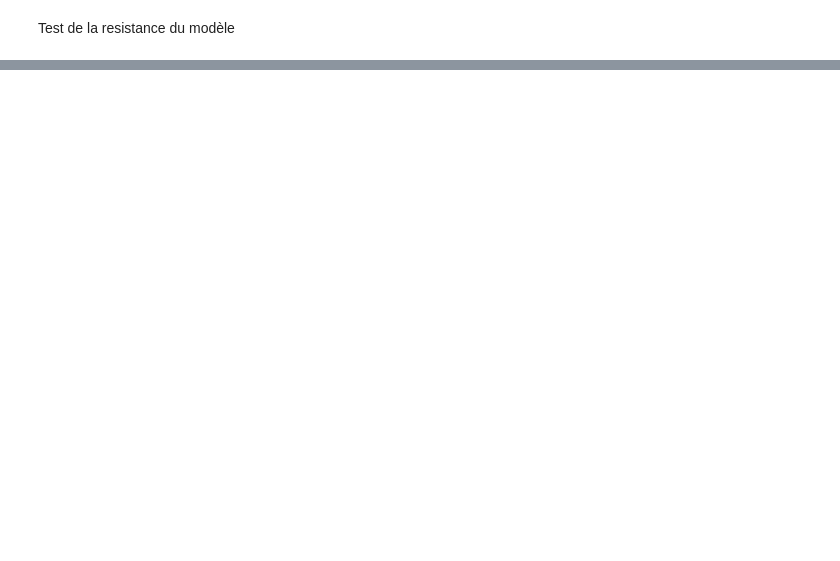
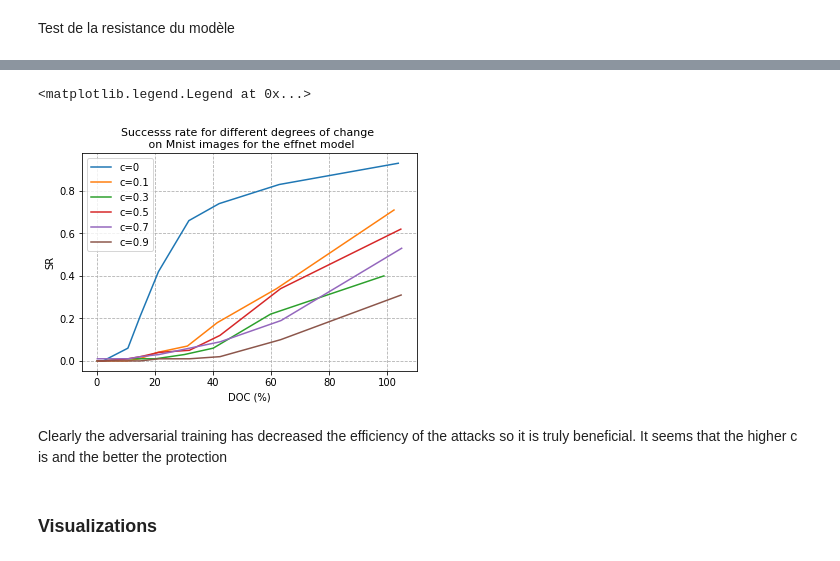
Before and after one commit to cedricgoubard/benchmark-adversarial-attacks, a Jupyter notebook: notebooks/Adversarial training using custom loss.ipynb, the cells around one changed output, grey strips where cells are left out. Drawn from its saved outputs; the diff is of its cells as text; code cells hidden in the pictures; blank space fills up the shorter version.

Commit message:
adv training with custom loss

```diff
--- a/notebooks/Adversarial training using custom loss.ipynb
+++ b/notebooks/Adversarial training using custom loss.ipynb
@@ -343,0 +162,6 @@ Accuracy for epoch 10 is 0.885
+# %%
+models_dict={}
+for c in [0,0.1,0.3,0.5,0.7,0.9]:
+    print("======= c: "+str(c)+'======')
+    models_dict[c]=Model(c=c,learning_rate=0.001,epsilon=5)
+    models_dict[c].train(data_set, X_test[:1000],y_test[:1000], 5)
@@ -368,9 +236,9 @@ def attack_performances_computer(model_to_attack,predicting_model,attack, image_
         image = convert_to_tensor(np.expand_dims(image,axis=0))
         label=labels[i]
         label = tf.convert_to_tensor(np.array([label]))
-        _, clipped, is_adv = attack(model_to_attack,image,label,epsilons=epsilon)
-        success_on_attacked_model.append(bool(is_adv[0][0]))
-        adv_list.append(np.array(clipped[0][0]))
+        _, clipped, is_adv = attack(model_to_attack,image,label,epsilons=[epsilon])
+        success_on_attacked_model.append(bool(is_adv[0]))
+        adv_list.append(np.array(clipped[0]))
         prediction=predicting_model.predict(np.expand_dims(clipped[0][0],axis=0))
         if np.argmax(prediction)!=labels[i]:
             success_on_predicting_model.append(True)
@@ -396,7 +264,7 @@ def attack_runner(model_to_attack,predicting_model,image_list, labels_list, epis
 
     for epsilon in epislons_list:
         print('======'+'epislon: '+str(epsilon)+'======')
-        DOC_FGSM,SR_FGSM,SR_FGSM_with_defense=attack_performances_computer(model_to_attack,predicting_model,attack_FGSM, image_list, labels_list,[epsilon])
+        DOC_FGSM,SR_FGSM,SR_FGSM_with_defense=attack_performances_computer(model_to_attack,predicting_model,attack_FGSM, image_list, labels_list,epsilon)
 
         SR_FGSM_dic[DOC_FGSM]=SR_FGSM
         SR_FGSM_dic_with_defense[DOC_FGSM]=SR_FGSM_with_defense
@@ -454,0 +273,8 @@ SR_FGSM_dic_average_defense,_=attack_runner(model_average_defense,model_average_
+# %%
+plots={}
+epsilons=[0.1,0.5,1,5,7,10,15,20,30,50]
+X=X_test[7000:7100]
+y=y_test[7000:7100]
+for c,model in models_dict.items():
+    print("======= c: "+str(c)+'======')
+    plots[c],_=attack_runner(model,model,X, y, epsilons)
@@ -455,12 +297,15 @@ SR_FGSM_dic_average_defense,_=attack_runner(model_average_defense,model_average_
 # %%
-plt.plot(list(SR_FGSM_dic_with_defense.keys()),list(SR_FGSM_dic_with_defense.values()),label='c=0.5')
-plt.plot(list(SR_FGSM_dic_without_defense.keys()),list(SR_FGSM_dic_without_defense.values()),label='c=0')
-plt.plot(list(SR_FGSM_dic_slight_defense.keys()),list(SR_FGSM_dic_slight_defense.values()),label='c=0.25')
-plt.plot(list(SR_FGSM_dic_strong_defense.keys()),list(SR_FGSM_dic_strong_defense.values()),label='c=0.75')
-plt.plot(list(SR_FGSM_dic_average_defense.keys()),list(SR_FGSM_dic_average_defense.values()),label='c=0.6')
-plt.xscale('log')
+for c,plot in plots.items():
+    plt.plot(list(plot.keys()),list(plot.values()),label='c='+str(c))
 plt.grid(True,which="both", linestyle='--')
 plt.title('Successs rate for different degrees of change \n on Mnist images for the effnet model',fontsize=11)
 plt.xlabel('DOC (%)')
 plt.ylabel('SR')
 plt.legend(loc='upper left')
+# %% [output]
+<matplotlib.legend.Legend at 0x...>
+[figure, added]
+# %% [markdown]
+Clearly the adversarial training has decreased the efficiency of the attacks so it is truly beneficial. It seems that the higher c is and the better the protection
+# %% [markdown]
+### Visualizations
```
Also changed, not shown: parts of 22 cells of this notebook, 2 other files.
